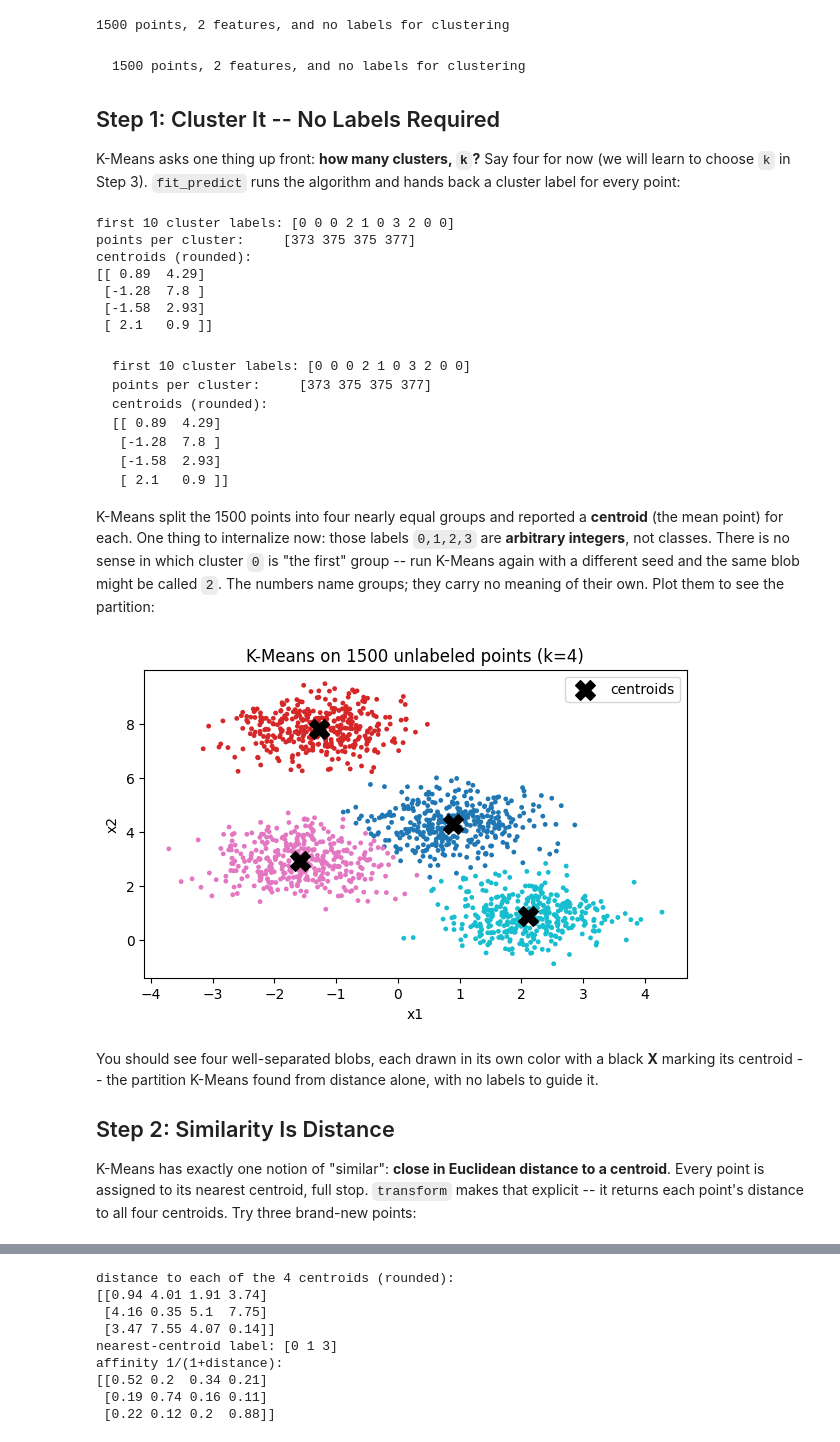
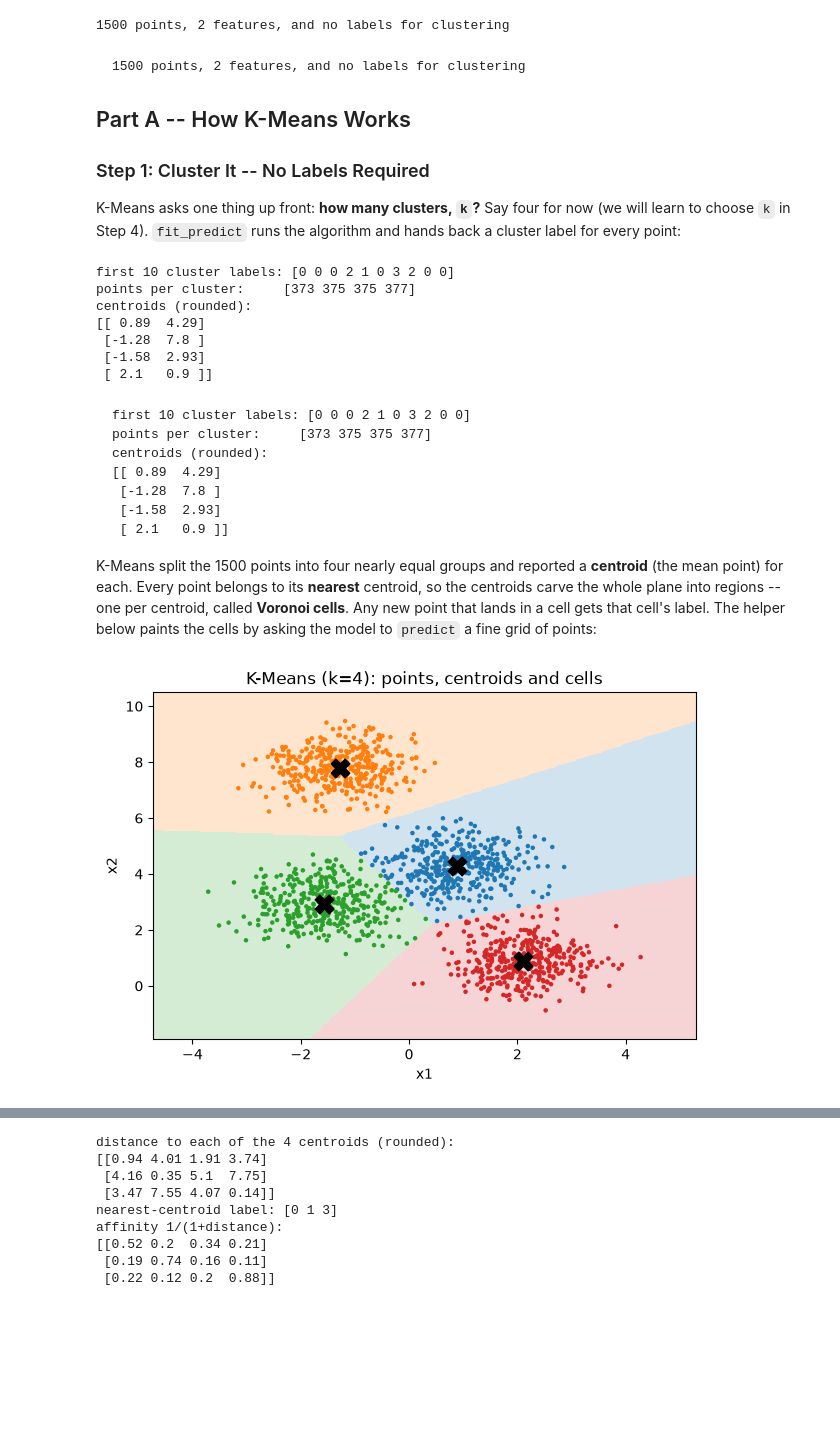
Before and after one commit to devomh/cdat4011-2026, a Jupyter notebook: u06_unsupervised_learning/l23_lab_kmeans_clustering.ipynb, the cells around one changed output, grey strips where cells are left out. Drawn from its saved outputs; the diff is of its cells as text; code cells hidden in the pictures; blank space fills up the shorter version.

Commit message:
sync: L23 v2, metrics, Lloyd by hand, silhouette plot, applications; L24 wording

```diff
--- a/u06_unsupervised_learning/l23_lab_kmeans_clustering.ipynb
+++ b/u06_unsupervised_learning/l23_lab_kmeans_clustering.ipynb
@@ -52,10 +58,12 @@ print(X.shape[0], "points,", X.shape[1], "features, and no labels for clustering
 1500 points, 2 features, and no labels for clustering
 ~~~
 
-## Step 1: Cluster It -- No Labels Required
+## Part A -- How K-Means Works
+
+### Step 1: Cluster It -- No Labels Required
 
 K-Means asks one thing up front: **how many clusters, `k`?** Say four for now (we will learn
-to choose `k` in Step 3). `fit_predict` runs the algorithm and hands back a cluster label for
+to choose `k` in Step 4). `fit_predict` runs the algorithm and hands back a cluster label for
 every point:
 # %%
 k = 4
@@ -86,25 +94,30 @@ centroids (rounded):
 ~~~
 
 K-Means split the 1500 points into four nearly equal groups and reported a **centroid** (the
-mean point) for each. One thing to internalize now: those labels `0,1,2,3` are **arbitrary
-integers**, not classes. There is no sense in which cluster `0` is "the first" group -- run
-K-Means again with a different seed and the same blob might be called `2`. The numbers name
-groups; they carry no meaning of their own. Plot them to see the partition:
+mean point) for each. Every point belongs to its **nearest** centroid, so the centroids carve the
+whole plane into regions -- one per centroid, called **Voronoi cells**. Any new point that lands
+in a cell gets that cell's label. The helper below paints the cells by asking the model to
+`predict` a fine grid of points:
-# %%
-plt.figure(figsize=(7, 4))
-plt.scatter(X[:, 0], X[:, 1], c=y_pred, s=6, cmap="tab10")
-plt.scatter(kmeans.cluster_centers_[:, 0], kmeans.cluster_centers_[:, 1],
-            marker="X", s=200, c="black", label="centroids")
-plt.legend(); plt.title("K-Means on 1500 unlabeled points (k=4)")
-plt.xlabel("x1"); plt.ylabel("x2"); plt.show()
-# %% [output]
-[figure, removed]
-# %% [markdown]
-You should see four well-separated blobs, each drawn in its own color with a black **X** marking
-its centroid -- the partition K-Means found from distance alone, with no labels to guide it.
-
-## Step 2: Similarity Is Distance
-
-K-Means has exactly one notion of "similar": **close in Euclidean distance to a centroid**.
-Every point is assigned to its nearest centroid, full stop. `transform` makes that explicit --
-it returns each point's distance to all four centroids. Try three brand-new points:
+# %%
+def plot_cells(model, X, ax, title):
+    # Color every spot of the plane by its nearest centroid.
+    lo, hi = X.min(axis=0) - 1, X.max(axis=0) + 1
+    g0, g1 = np.meshgrid(np.linspace(lo[0], hi[0], 300),
+                         np.linspace(lo[1], hi[1], 300))
+    grid = np.column_stack([g0.ravel(), g1.ravel()])
+    cells = model.predict(grid).reshape(g0.shape)
+    ax.pcolormesh(g0, g1, cells, cmap="tab10", vmin=0, vmax=9,
+                  alpha=0.2, shading="auto")
+    ax.scatter(X[:, 0], X[:, 1], c=model.labels_, s=5,
+               cmap="tab10", vmin=0, vmax=9)
+    c = model.cluster_centers_
+    ax.scatter(c[:, 0], c[:, 1], marker="X", s=180, c="black")
+    ax.set_title(title)
+    ax.set_xlabel("x1")
+    ax.set_ylabel("x2")
+
+fig, ax = plt.subplots(figsize=(7, 4.5))
+plot_cells(kmeans, X, ax, "K-Means (k=4): points, centroids and cells")
+plt.show()
+# %% [output]
+[figure, added]
```
Also changed, not shown: parts of 48 cells of this notebook, 10 other files.
